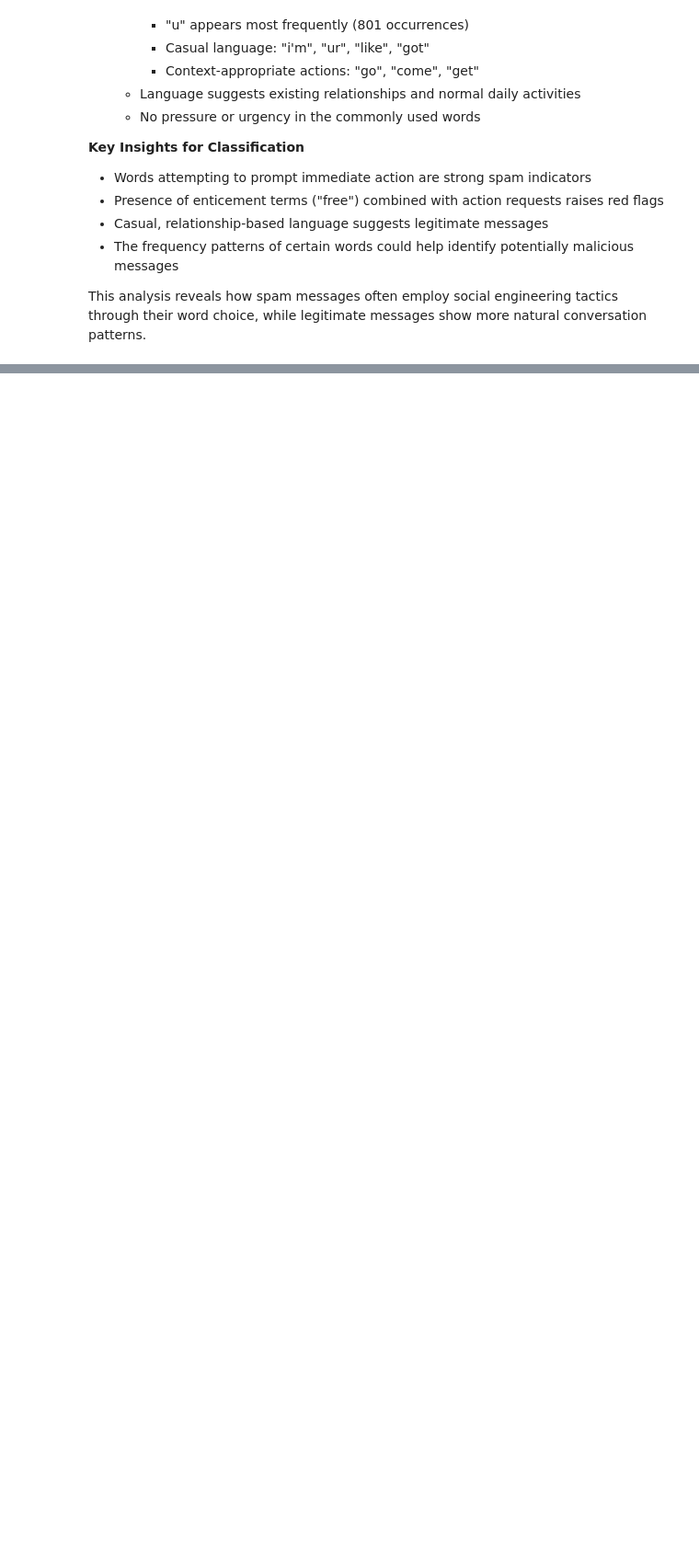
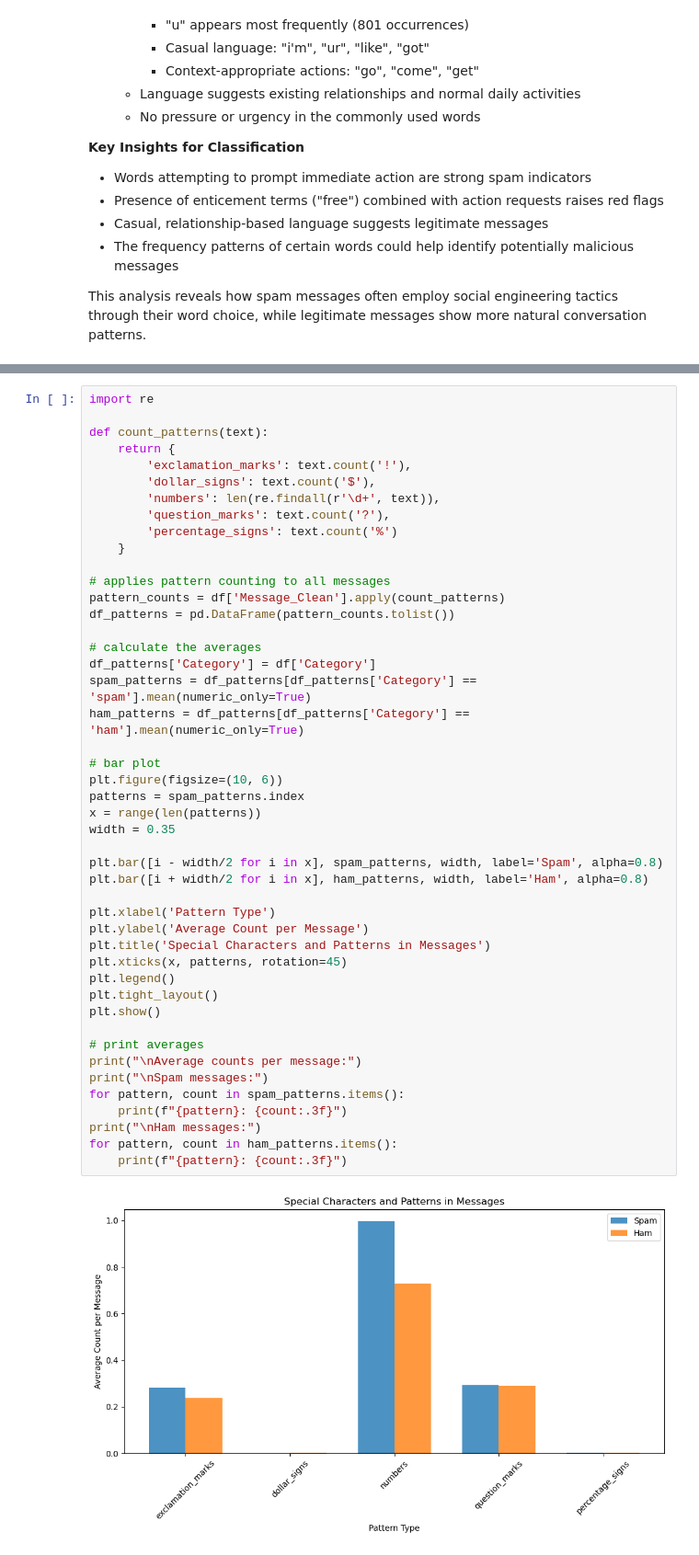
Before and after one commit to HammerAndShield/spam-supervised-learning, a Jupyter notebook: spam.ipynb, the cells around one changed output, grey strips where cells are left out. Shown: that part at 92% size. Saved outputs shown, nothing was run; the diff lists cells and outputs as text; blank space fills up the shorter version.

Commit message:
Add exploratory data analysis

```diff
--- a/spam.ipynb
+++ b/spam.ipynb
@@ -355,0 +358,48 @@ This analysis reveals how spam messages often employ social engineering tactics
+# %%
+import re
+
+def count_patterns(text):
+    return {
+        'exclamation_marks': text.count('!'),
+        'dollar_signs': text.count('$'),
+        'numbers': len(re.findall(r'\d+', text)),
+        'question_marks': text.count('?'),
+        'percentage_signs': text.count('%')
+    }
+
+# applies pattern counting to all messages
+pattern_counts = df['Message_Clean'].apply(count_patterns)
+df_patterns = pd.DataFrame(pattern_counts.tolist())
+
+# calculate the averages
+df_patterns['Category'] = df['Category']
+spam_patterns = df_patterns[df_patterns['Category'] == 'spam'].mean(numeric_only=True)
+ham_patterns = df_patterns[df_patterns['Category'] == 'ham'].mean(numeric_only=True)
+
+# bar plot
+plt.figure(figsize=(10, 6))
+patterns = spam_patterns.index
+x = range(len(patterns))
+width = 0.35
+
+plt.bar([i - width/2 for i in x], spam_patterns, width, label='Spam', alpha=0.8)
+plt.bar([i + width/2 for i in x], ham_patterns, width, label='Ham', alpha=0.8)
+
+plt.xlabel('Pattern Type')
+plt.ylabel('Average Count per Message')
+plt.title('Special Characters and Patterns in Messages')
+plt.xticks(x, patterns, rotation=45)
+plt.legend()
+plt.tight_layout()
+plt.show()
+
+# print averages
+print("\nAverage counts per message:")
+print("\nSpam messages:")
+for pattern, count in spam_patterns.items():
+    print(f"{pattern}: {count:.3f}")
+print("\nHam messages:")
+for pattern, count in ham_patterns.items():
+    print(f"{pattern}: {count:.3f}")
+# %% [output]
+[figure, added]
```
Also changed, not shown: parts of 4 cells of this notebook.
